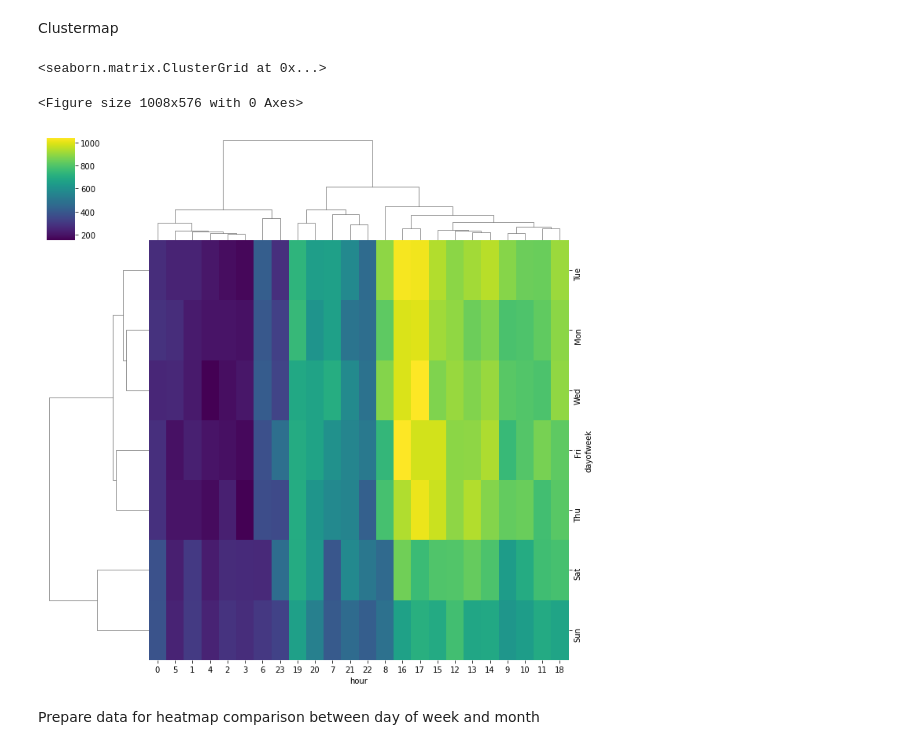
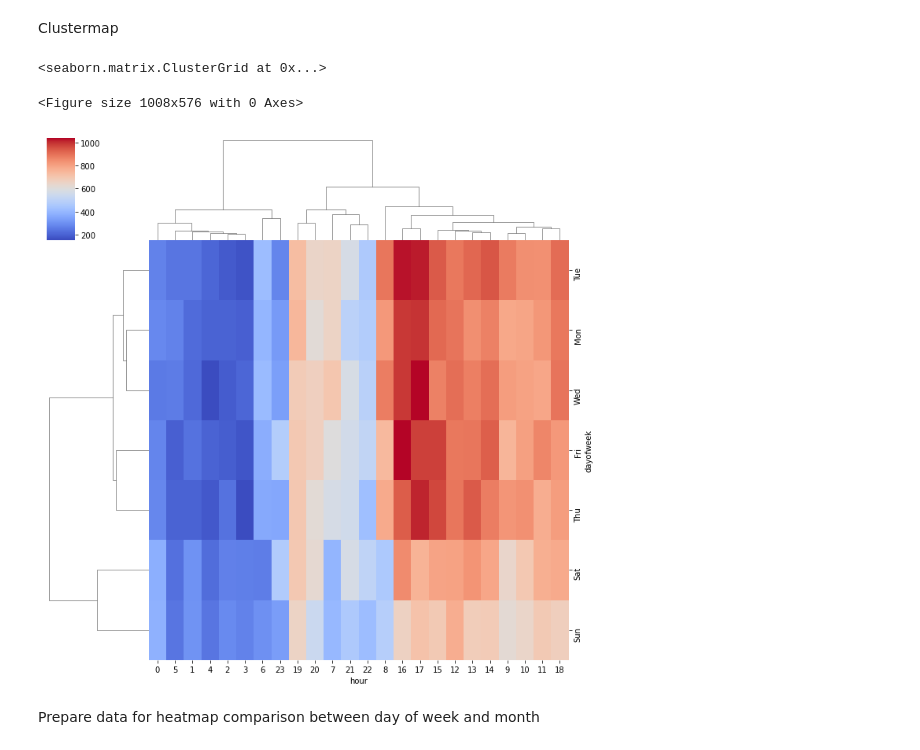
Before and after one commit to Amogh-Borikar/Case4-911-Calls-Data-Analysis-with-Python, a Jupyter notebook: 911_Calls_Project_Report.ipynb, the cells around one changed output. Drawn from its saved outputs; the diff is of its cells as text; code cells hidden in the pictures.

```diff
--- a/911_Calls_Project_Report.ipynb
+++ b/911_Calls_Project_Report.ipynb
@@ -266,11 +266,11 @@ sns.heatmap(dayhour,cmap='viridis')
 Clustermap
 # %%
 plt.figure(figsize=(14,8))
-sns.clustermap(dayhour,cmap='viridis')
+sns.clustermap(dayhour,cmap='coolwarm')
 # %% [output]
 <seaborn.matrix.ClusterGrid at 0x...>
 <Figure size 1008x576 with 0 Axes>
-[figure, old version]
+[figure, new version]
 # %% [markdown]
 Prepare data for heatmap comparison between day of week and month
 # %%
```
Also changed, not shown: parts of 3 cells of this notebook.
